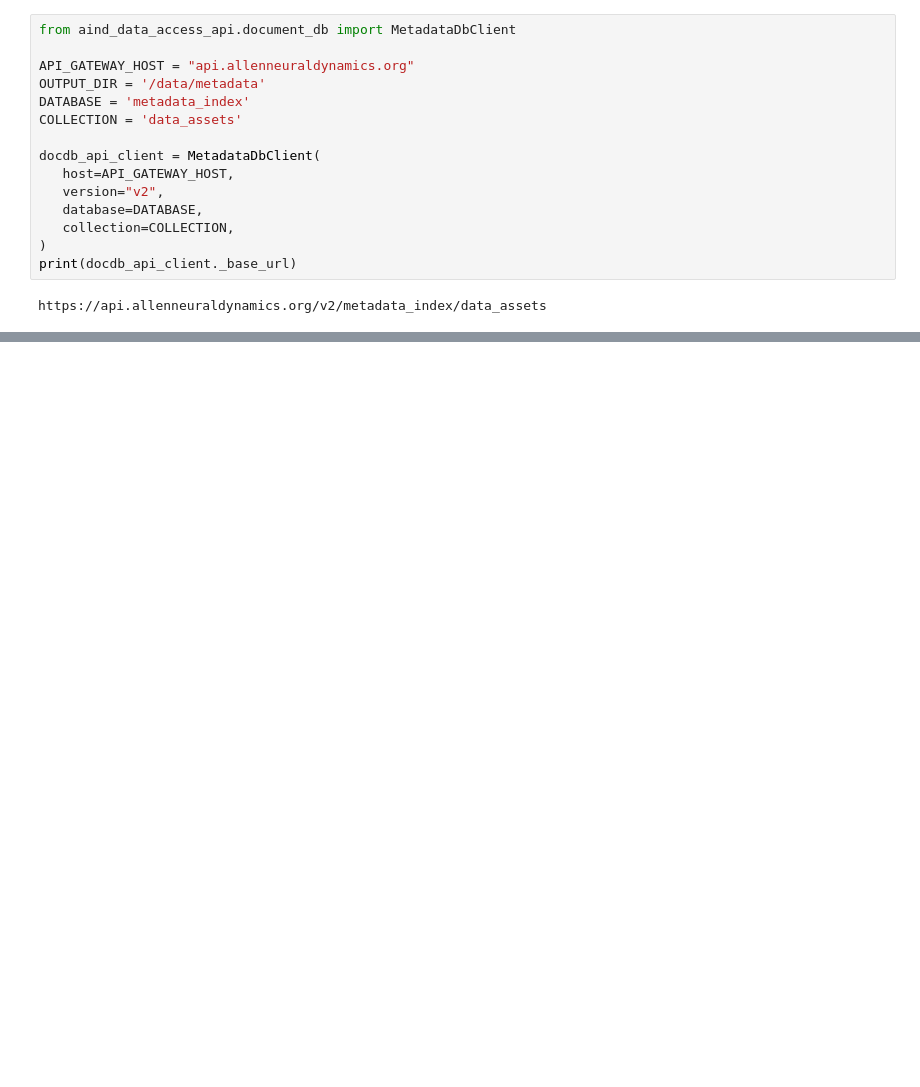
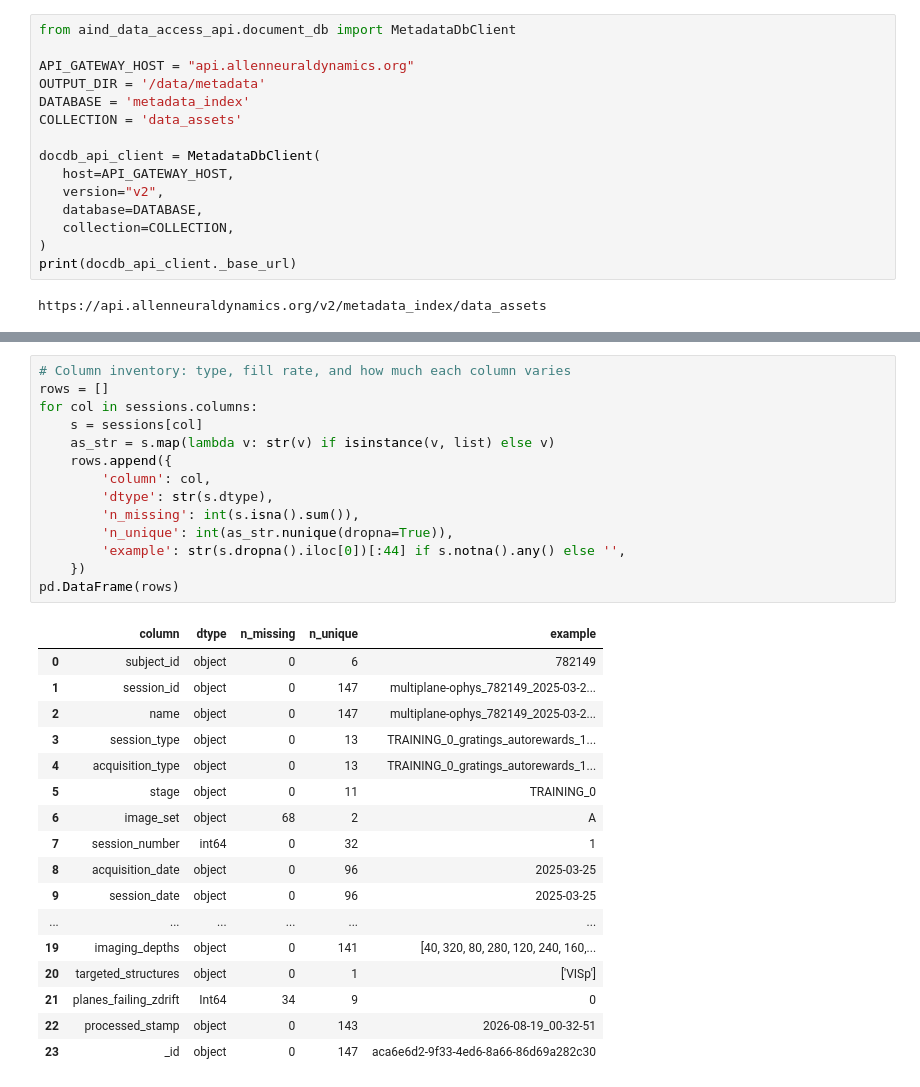
Before and after one commit to AllenSWDB/SWDB_Data_Intro, a Jupyter notebook: code/metadata/visual_learning_metadata.ipynb, the cells around one changed output, grey strips where cells are left out. Cells and saved outputs as stored; diff of their text form; blank space fills up the shorter version.

```diff
--- a/code/metadata/visual_learning_metadata.ipynb
+++ b/code/metadata/visual_learning_metadata.ipynb
@@ -407,0 +320,32 @@ print(f'{session_csv}  (rewritten with planes_failing_zdrift)')
+# %%
+# Column inventory: type, fill rate, and how much each column varies
+rows = []
+for col in sessions.columns:
+    s = sessions[col]
+    as_str = s.map(lambda v: str(v) if isinstance(v, list) else v)
+    rows.append({
+        'column': col,
+        'dtype': str(s.dtype),
+        'n_missing': int(s.isna().sum()),
+        'n_unique': int(as_str.nunique(dropna=True)),
+        'example': str(s.dropna().iloc[0])[:44] if s.notna().any() else '',
+    })
+pd.DataFrame(rows)
+# %% [output]
+|  | column | dtype | n_missing | n_unique | example |
+| 0 | subject_id | object | 0 | 6 | 782149 |
+| 1 | session_id | object | 0 | 147 | multiplane-ophys_782149_2025-03-2... |
+| 2 | name | object | 0 | 147 | multiplane-ophys_782149_2025-03-2... |
+| 3 | session_type | object | 0 | 13 | TRAINING_0_gratings_autorewards_1... |
+| 4 | acquisition_type | object | 0 | 13 | TRAINING_0_gratings_autorewards_1... |
+| 5 | stage | object | 0 | 11 | TRAINING_0 |
+| 6 | image_set | object | 68 | 2 | A |
+| 7 | session_number | int64 | 0 | 32 | 1 |
+| 8 | acquisition_date | object | 0 | 96 | 2025-03-25 |
+| 9 | session_date | object | 0 | 96 | 2025-03-25 |
+| ... | ... | ... | ... | ... | ... |
+| 19 | imaging_depths | object | 0 | 141 | [40, 320, 80, 280, 120, 240, 160,... |
+| 20 | targeted_structures | object | 0 | 1 | ['VISp'] |
+| 21 | planes_failing_zdrift | Int64 | 34 | 9 | 0 |
+| 22 | processed_stamp | object | 0 | 143 | 2026-08-19_00-32-51 |
+| 23 | _id | object | 0 | 147 | aca6e6d2-9f33-4ed6-8a66-86d69a282c30 |
```
Also changed, not shown: parts of 45 cells of this notebook, 1 other file.
